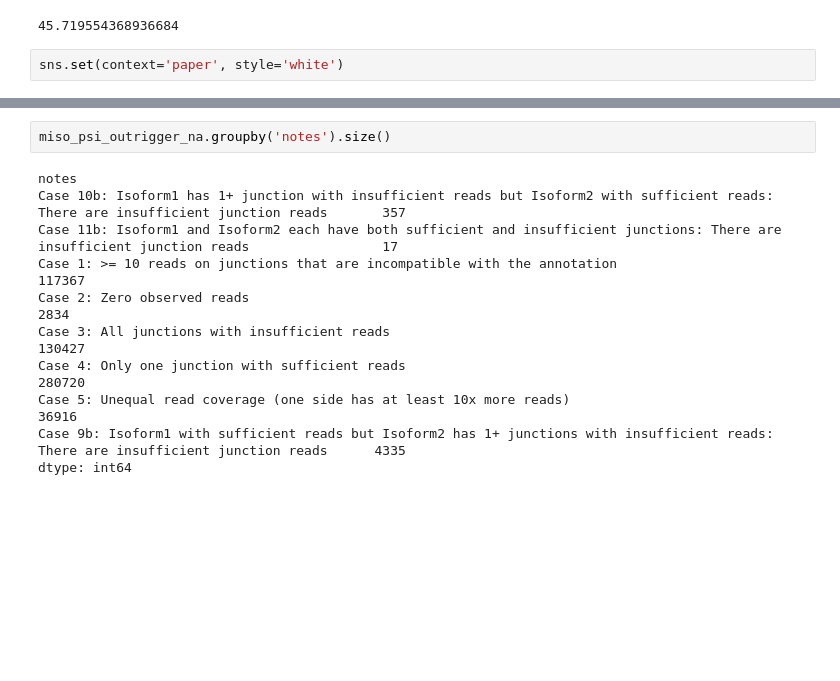
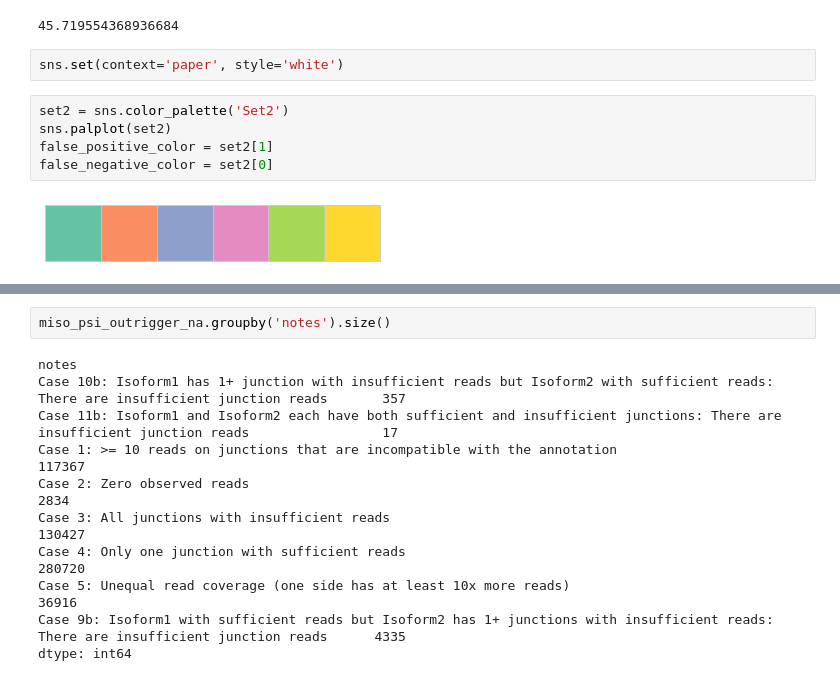
Before and after one commit to YeoLab/singlecell_pnm, a Jupyter notebook: 01_Figure_1/008_get_miso_false_positive_psi_global_stats.ipynb, the cells around one changed output, grey strips where cells are left out. Drawn from its saved outputs; the diff is of its cells as text; blank space fills up the shorter version.

```diff
--- a/01_Figure_1/008_get_miso_false_positive_psi_global_stats.ipynb
+++ b/01_Figure_1/008_get_miso_false_positive_psi_global_stats.ipynb
@@ -187,3 +187,10 @@ miso_false_positive_percent
 45.719554368936684
 # %%
 sns.set(context='paper', style='white')
+# %%
+set2 = sns.color_palette('Set2')
+sns.palplot(set2)
+false_positive_color = set2[1]
+false_negative_color = set2[0]
+# %% [output]
+[figure, added]
```
Also changed, not shown: parts of 9 cells of this notebook, 9 other files.
